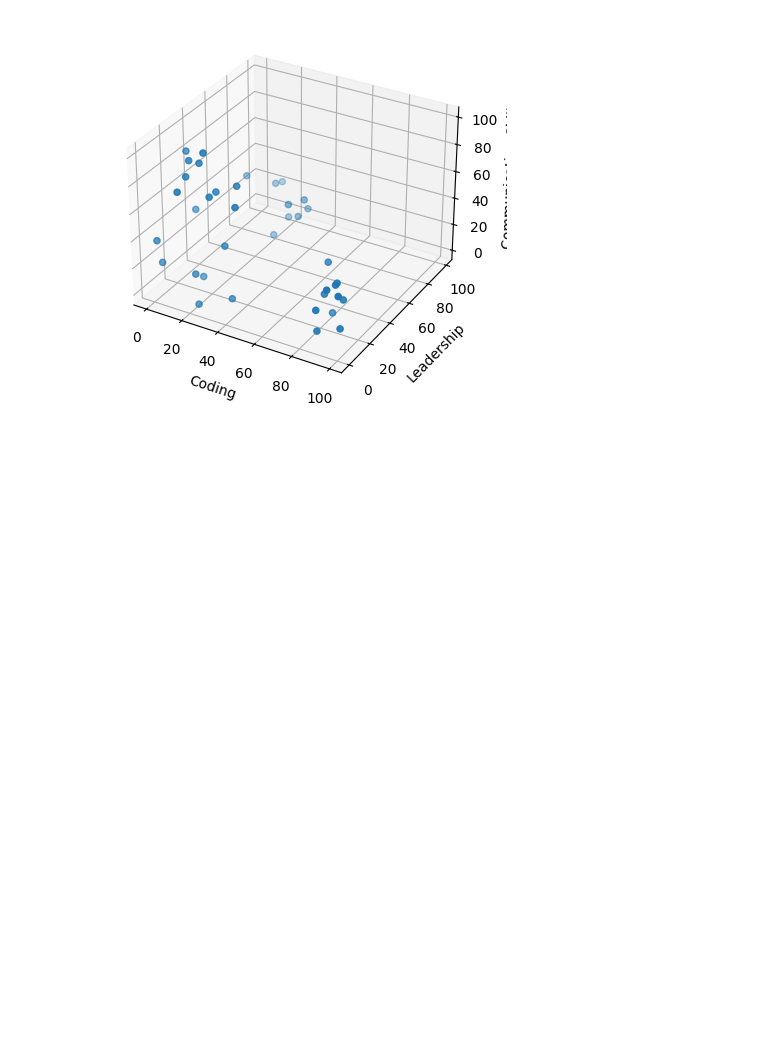
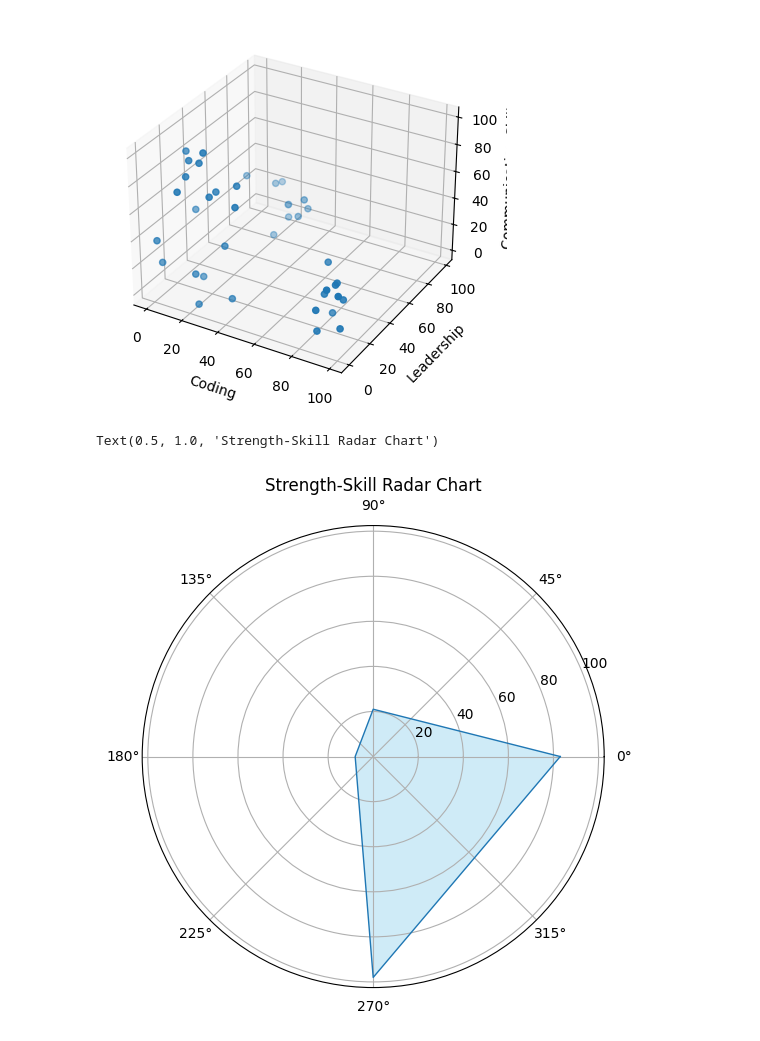
Before and after one commit to aashishChakradhar/Hackathon, a Jupyter notebook: model.ipynb, the cells around one changed output. Cells and saved outputs as stored; diff of their text form; code cells hidden in the pictures; blank space fills up the shorter version.

Commit message:
graph

```diff
--- a/model.ipynb
+++ b/model.ipynb
@@ -457,3 +457,51 @@ ax.set_zlabel('Communication Skill')
 plt.show()
 # %% [output]
 [figure]
+# %%
+import matplotlib.pyplot as plt
+import numpy as np
+import io
+import base64
+
+# Skills and their strength levels
+skills = ['Coding', 'Communication', 'Presentation designing', 'Leadership']
+strengths = [83, 21, 8, 98]
+
+# --- Create Radar Chart ---
+# Define the skill and strength data
+categories = skills
+values = strengths
+N = len(categories)
+
+# What will be the angle of each axis in the radar chart (we divide the plot / number of variables)
+angles = [n / float(N) * 2 * np.pi for n in range(N)]
+angles += angles[:1]  # Complete the loop by connecting the last value to the first
+
+# Strength levels need to be repeated to complete the loop
+values += values[:1]
+
+# Initialize the radar chart
+plt.figure(figsize=(6, 6))
+ax = plt.subplot(111, polar=True)
+
+# Draw one axis per skill and label it
+plt.xticks(angles[:-1], categories)
+
+# Plot the data
+ax.plot(angles, values, linewidth=1, linestyle='solid')
+
+# Fill the area under the plot
+ax.fill(angles, values, 'skyblue', alpha=0.4)
+
+plt.title('Strength-Skill Radar Chart')
+
+# # Save the radar chart to a bytes buffer
+# buf_radar = io.BytesIO()
+# plt.savefig(buf_radar, format='png')
+# buf_radar.seek(0)
+
+# # Convert the buffer contents to a base64 string for the radar chart
+# img_data_radar = base64.b64encode(buf_radar.getvalue()).decode('utf-8')
+# %% [output]
+Text(0.5, 1.0, 'Strength-Skill Radar Chart')
+[figure, added]
```
Also changed, not shown: 4 other files.
